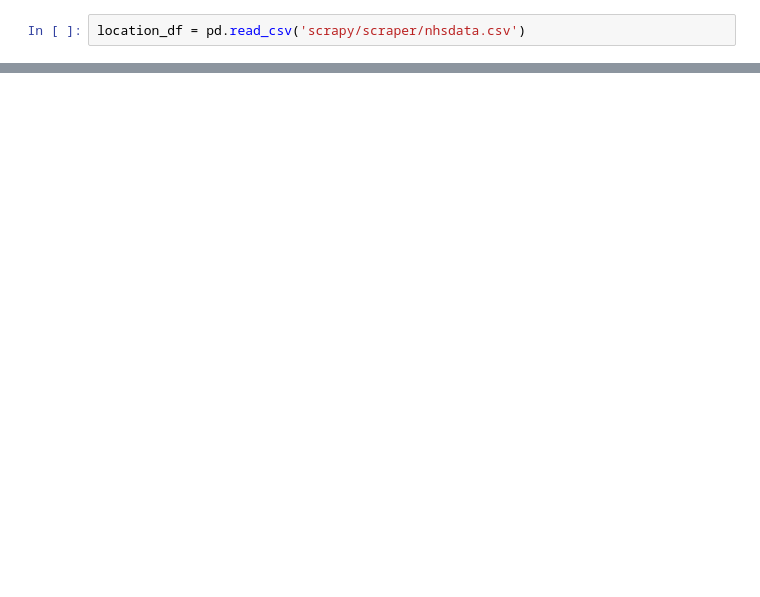
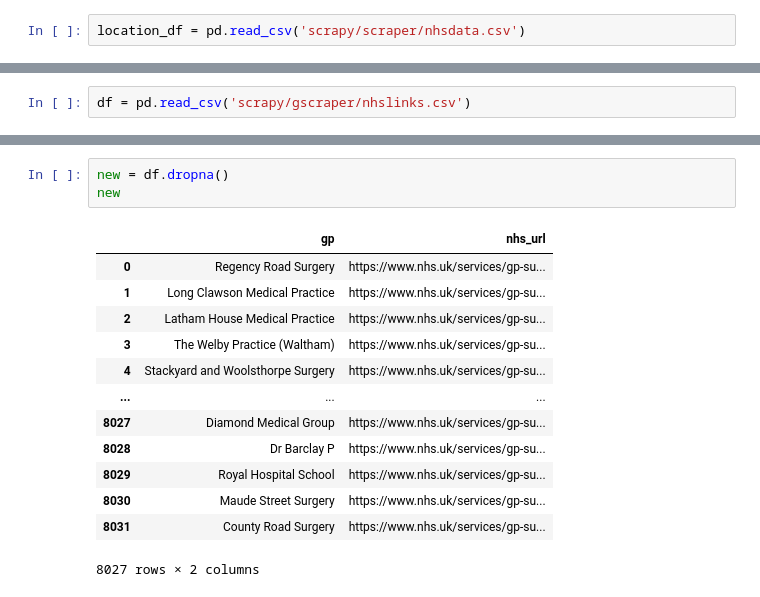
Before and after one commit to ZRQ0410/Year3-Project, a Jupyter notebook: Untitled.ipynb, the cells around one changed output, grey strips where cells are left out. Saved outputs shown, nothing was run; the diff lists cells and outputs as text; blank space fills up the shorter version.

```diff
--- a/Untitled.ipynb
+++ b/Untitled.ipynb
@@ -114,0 +149,2 @@ Name: location, dtype: int64
+# %%
+df = pd.read_csv('scrapy/gscraper/nhslinks.csv')
@@ -114,0 +167,17 @@ Name: location, dtype: int64
+# %%
+new = df.dropna()
+new
+# %% [output]
+|  | gp | nhs_url |
+| 0 | Regency Road Surgery | https://www.nhs.uk/services/gp-su... |
+| 1 | Long Clawson Medical Practice | https://www.nhs.uk/services/gp-su... |
+| 2 | Latham House Medical Practice | https://www.nhs.uk/services/gp-su... |
+| 3 | The Welby Practice (Waltham) | https://www.nhs.uk/services/gp-su... |
+| 4 | Stackyard and Woolsthorpe Surgery | https://www.nhs.uk/services/gp-su... |
+| ... | ... | ... |
+| 8027 | Diamond Medical Group | https://www.nhs.uk/services/gp-su... |
+| 8028 | Dr Barclay P | https://www.nhs.uk/services/gp-su... |
+| 8029 | Royal Hospital School | https://www.nhs.uk/services/gp-su... |
+| 8030 | Maude Street Surgery | https://www.nhs.uk/services/gp-su... |
+| 8031 | County Road Surgery | https://www.nhs.uk/services/gp-su... |
+8027 rows × 2 columns
```
Also changed, not shown: parts of 23 cells of this notebook, 1 other file.
